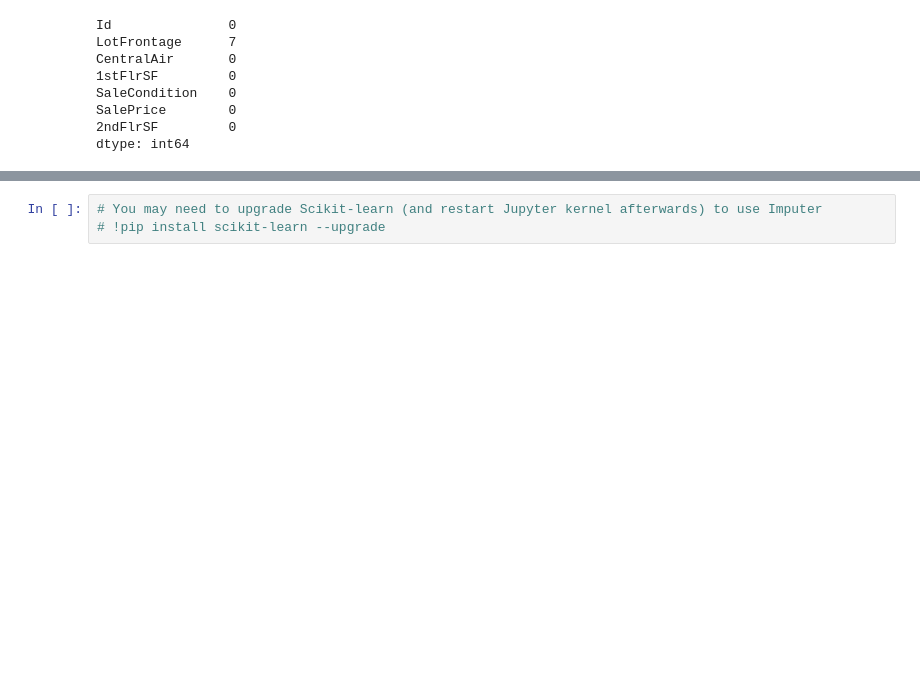
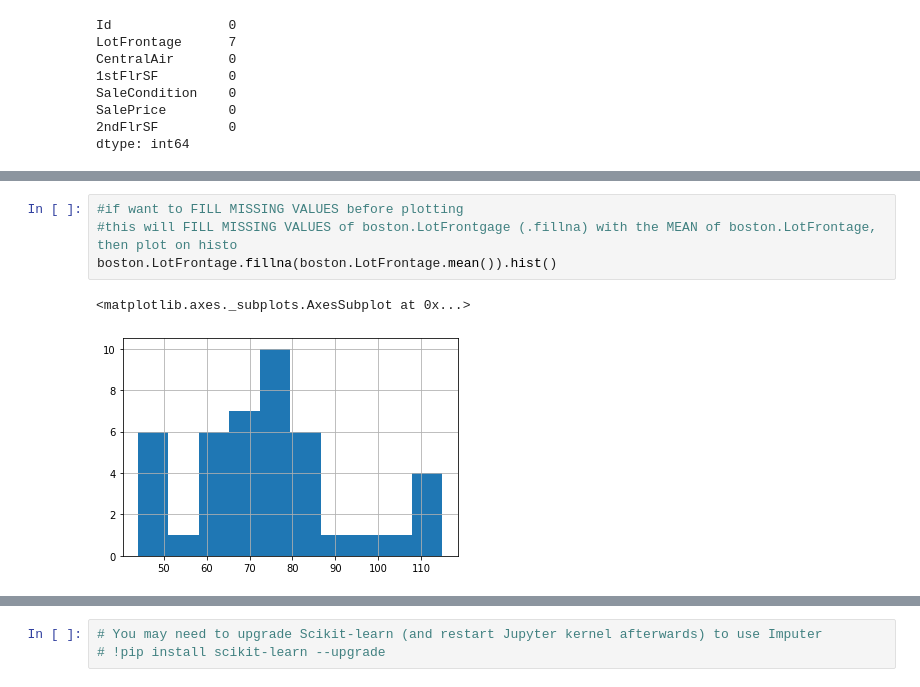
Before and after one commit to lichtend/fall2019, a Jupyter notebook: week3/Week3.ipynb, the cells around one changed output, grey strips where cells are left out. Saved outputs shown, nothing was run; the diff lists cells and outputs as text; blank space fills up the shorter version.

```diff
--- a/week3/Week3.ipynb
+++ b/week3/Week3.ipynb
@@ -401,0 +435,7 @@ boston.fillna({"2ndFlrSF": "Value1!", "LotFrontage": "Value2!"}).tail()
+# %%
+#if want to FILL MISSING VALUES before plotting
+#this will FILL MISSING VALUES of boston.LotFrontgage (.fillna) with the MEAN of boston.LotFrontage, then plot on histo
+boston.LotFrontage.fillna(boston.LotFrontage.mean()).hist()
+# %% [output]
+<matplotlib.axes._subplots.AxesSubplot at 0x...>
+[figure, added]
```
Also changed, not shown: parts of 21 cells of this notebook.
